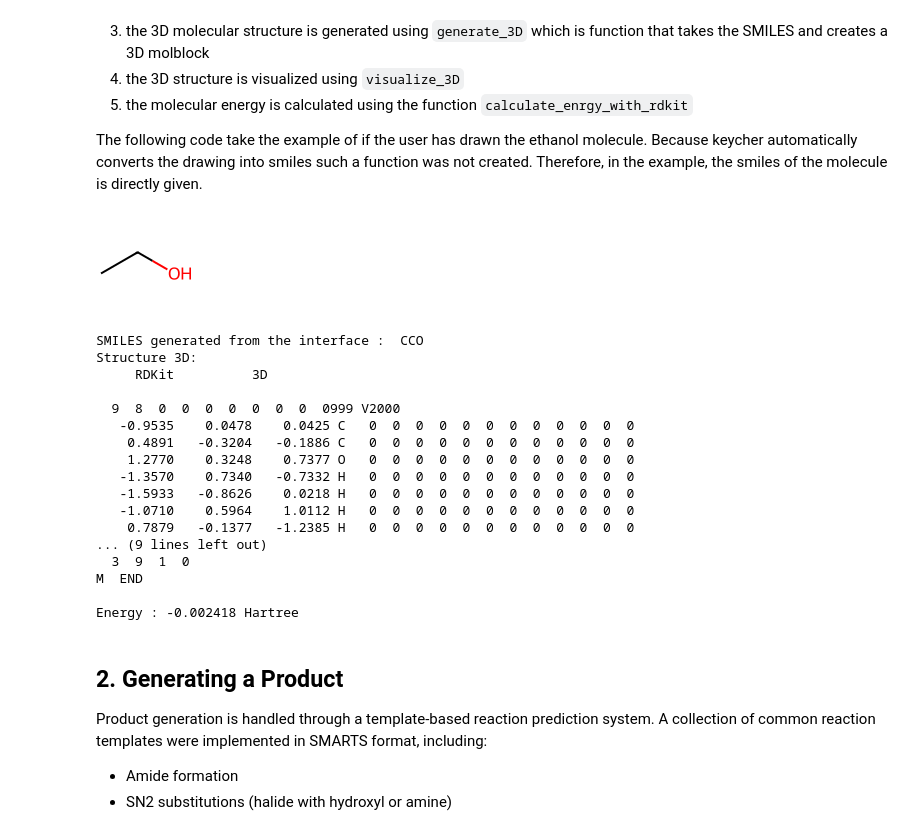
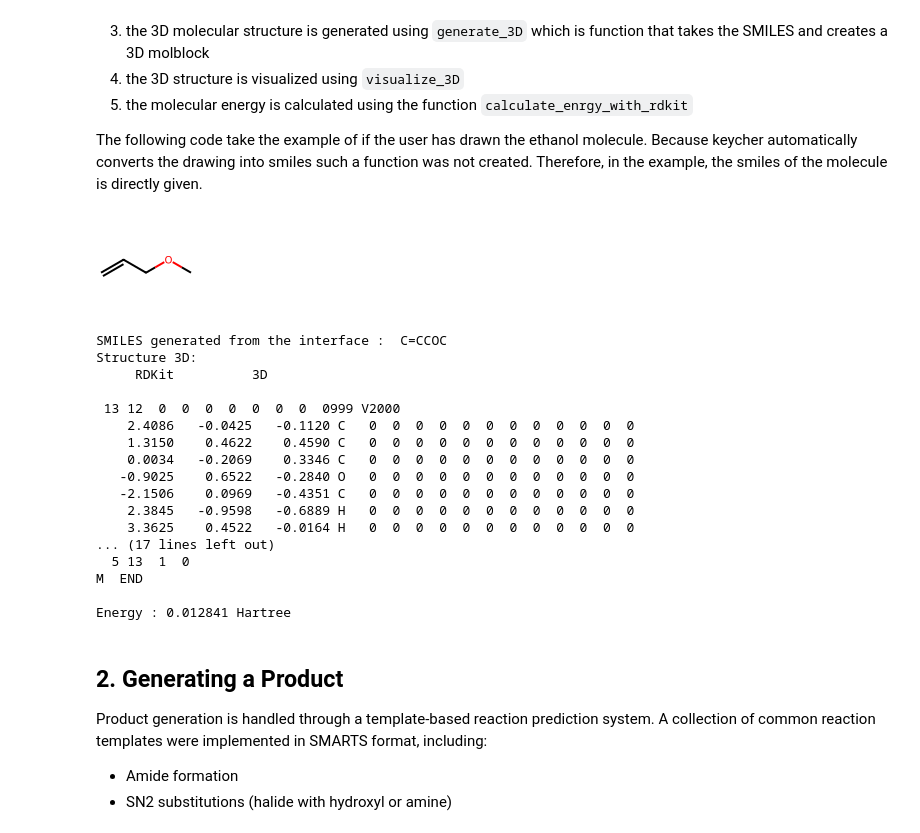
Before and after one commit to May-db/ThermoPred, a Jupyter notebook: report.ipynb, the cells around one changed output. Cells and saved outputs as stored; diff of their text form; code cells hidden in the pictures.

```diff
--- a/report.ipynb
+++ b/report.ipynb
@@ -33,43 +33,43 @@ The following code take the example of if the user has drawn the ethanol molecul
 # %%
 from src.ThermoPred.reaction_utils import generate_3D, calculate_energy_with_rdkit
 from rdkit import Chem
 from rdkit.Chem import Draw
 
 # Molecule drawn by the user
-smiles = "CCO"
+smiles = "C=CCOC"
 mol = Chem.MolFromSmiles(smiles)
 if mol:
     display(Draw.MolToImage(mol, size=(100, 100)))
 
 print("SMILES generated from the interface : ", smiles)
 
 # Structure 3D
 molblock = generate_3D(smiles)
 if molblock:
     print(f"Structure 3D:", molblock)
 
 # Energy calculated
 energy, elements, coords = calculate_energy_with_rdkit(smiles)
 print(f"Energy : {energy:.6f} Hartree")
 # %% [output]
-[figure, old version]
+[figure, new version]
-SMILES generated from the interface :  CCO
+SMILES generated from the interface :  C=CCOC
 Structure 3D:
      RDKit          3D
 
-  9  8  0  0  0  0  0  0  0  0999 V2000
-   -0.9535    0.0478    0.0425 C   0  0  0  0  0  0  0  0  0  0  0  0
-    0.4891   -0.3204   -0.1886 C   0  0  0  0  0  0  0  0  0  0  0  0
-    1.2770    0.3248    0.7377 O   0  0  0  0  0  0  0  0  0  0  0  0
-   -1.3570    0.7340   -0.7332 H   0  0  0  0  0  0  0  0  0  0  0  0
-   -1.5933   -0.8626    0.0218 H   0  0  0  0  0  0  0  0  0  0  0  0
-   -1.0710    0.5964    1.0112 H   0  0  0  0  0  0  0  0  0  0  0  0
-    0.7879   -0.1377   -1.2385 H   0  0  0  0  0  0  0  0  0  0  0  0
-... (9 lines left out)
-  3  9  1  0
+ 13 12  0  0  0  0  0  0  0  0999 V2000
+    2.4086   -0.0425   -0.1120 C   0  0  0  0  0  0  0  0  0  0  0  0
+    1.3150    0.4622    0.4590 C   0  0  0  0  0  0  0  0  0  0  0  0
+    0.0034   -0.2069    0.3346 C   0  0  0  0  0  0  0  0  0  0  0  0
+   -0.9025    0.6522   -0.2840 O   0  0  0  0  0  0  0  0  0  0  0  0
+   -2.1506    0.0969   -0.4351 C   0  0  0  0  0  0  0  0  0  0  0  0
+    2.3845   -0.9598   -0.6889 H   0  0  0  0  0  0  0  0  0  0  0  0
+    3.3625    0.4522   -0.0164 H   0  0  0  0  0  0  0  0  0  0  0  0
+... (17 lines left out)
+  5 13  1  0
 M  END
 
-Energy : -0.002418 Hartree
+Energy : 0.012841 Hartree
 # %% [markdown]
 ## 2. Generating a Product
 
```
